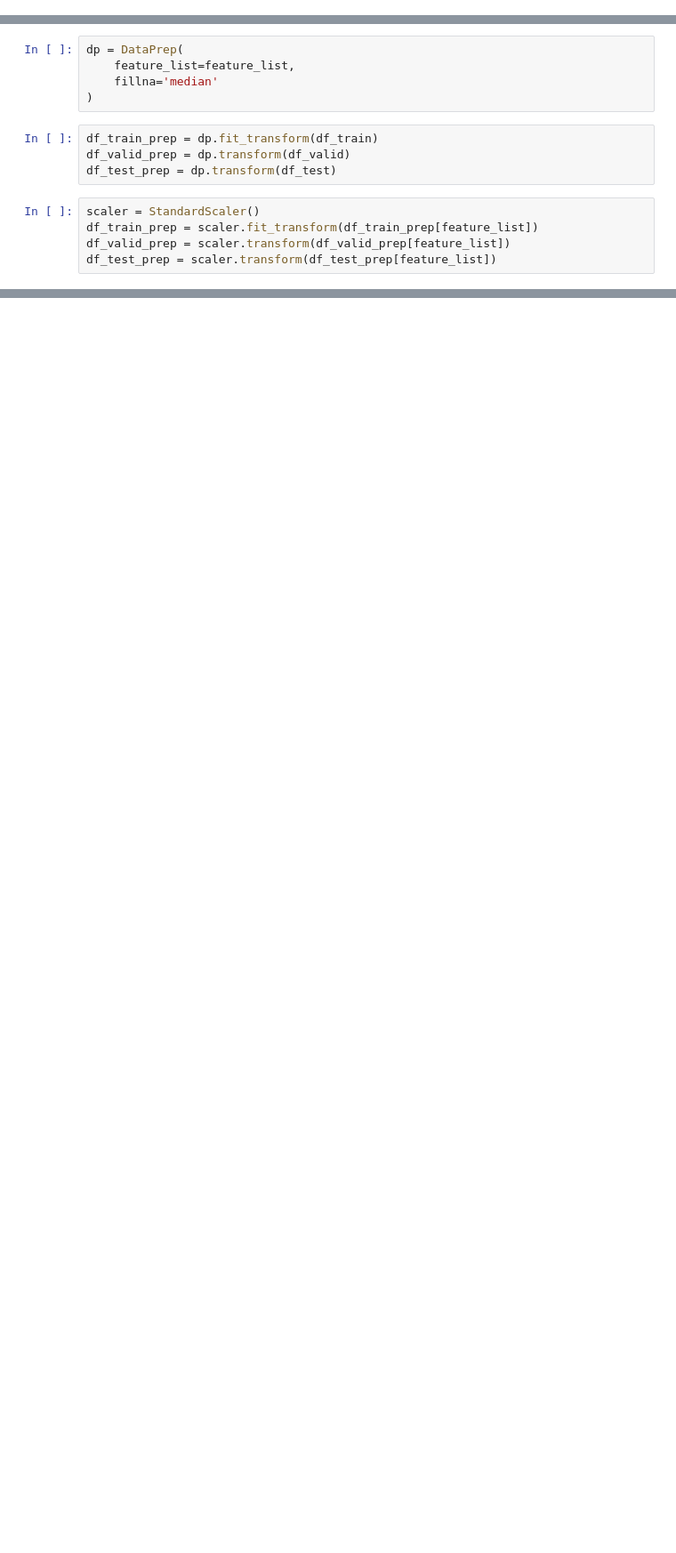
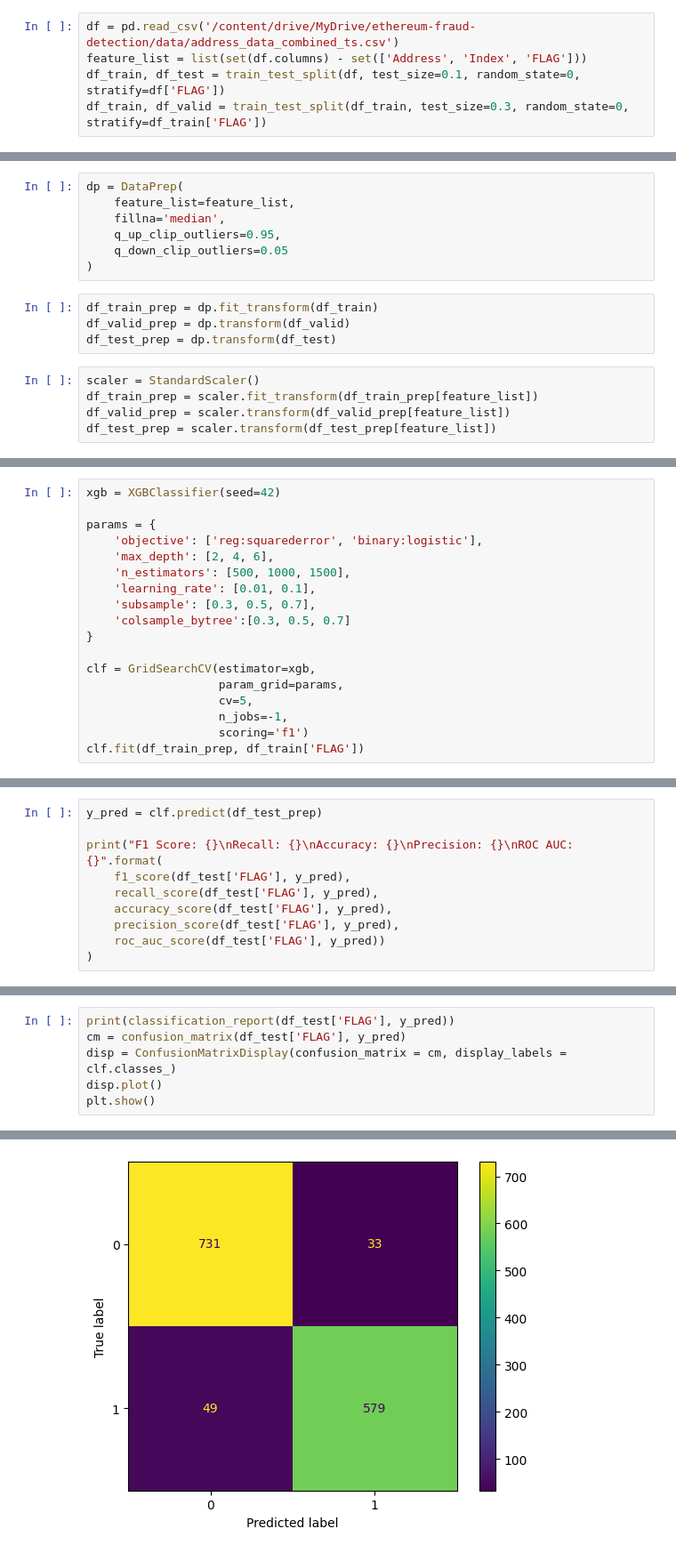
Before and after one commit to shazzad-hasan/ethereum-fraud-detection, a Jupyter notebook: models/XGBoost.ipynb, the cells around one changed output, grey strips where cells are left out. Shown at 89% size. Saved outputs shown, nothing was run; the diff lists cells and outputs as text; blank space fills up the shorter version.

```diff
--- a/models/XGBoost.ipynb
+++ b/models/XGBoost.ipynb
@@ -171,0 +22,5 @@ df_train['FLAG'].mean(), df_valid['FLAG'].mean(), df_test['FLAG'].mean()
+# %%
+df = pd.read_csv('/content/drive/MyDrive/ethereum-fraud-detection/data/address_data_combined_ts.csv')
+feature_list = list(set(df.columns) - set(['Address', 'Index', 'FLAG']))
+df_train, df_test = train_test_split(df, test_size=0.1, random_state=0, stratify=df['FLAG'])
+df_train, df_valid = train_test_split(df_train, test_size=0.3, random_state=0, stratify=df_train['FLAG'])
@@ -251,7 +114,9 @@ class DataPrep(BaseEstimator, TransformerMixin):
 # %%
 dp = DataPrep(
     feature_list=feature_list,
-    fillna='median'
+    fillna='median',
+    q_up_clip_outliers=0.95,
+    q_down_clip_outliers=0.05
 )
 # %%
 df_train_prep = dp.fit_transform(df_train)
@@ -308,0 +130,18 @@ Fitting 5 folds for each of 120 candidates, totalling 600 fits
+# %%
+xgb = XGBClassifier(seed=42)
+
+params = {
+    'objective': ['reg:squarederror', 'binary:logistic'],
+    'max_depth': [2, 4, 6],
+    'n_estimators': [500, 1000, 1500],
+    'learning_rate': [0.01, 0.1],
+    'subsample': [0.3, 0.5, 0.7],
+    'colsample_bytree':[0.3, 0.5, 0.7]
+}
+
+clf = GridSearchCV(estimator=xgb,
+                   param_grid=params,
+                   cv=5,
+                   n_jobs=-1,
+                   scoring='f1')
+clf.fit(df_train_prep, df_train['FLAG'])
@@ -325,0 +178,10 @@ test roc_auc_score:  0.999995831526995
+# %%
+y_pred = clf.predict(df_test_prep)
+
+print("F1 Score: {}\nRecall: {}\nAccuracy: {}\nPrecision: {}\nROC AUC: {}".format(
+    f1_score(df_test['FLAG'], y_pred),
+    recall_score(df_test['FLAG'], y_pred),
+    accuracy_score(df_test['FLAG'], y_pred),
+    precision_score(df_test['FLAG'], y_pred),
+    roc_auc_score(df_test['FLAG'], y_pred))
+)
@@ -325,0 +194,7 @@ test roc_auc_score:  0.999995831526995
+# %%
+print(classification_report(df_test['FLAG'], y_pred))
+cm = confusion_matrix(df_test['FLAG'], y_pred)
+disp = ConfusionMatrixDisplay(confusion_matrix = cm, display_labels = clf.classes_)
+disp.plot()
+plt.show()
+# %% [output]
@@ -325,0 +209 @@ test roc_auc_score:  0.999995831526995
+[figure, added]
```
Also changed, not shown: parts of 29 cells of this notebook.
